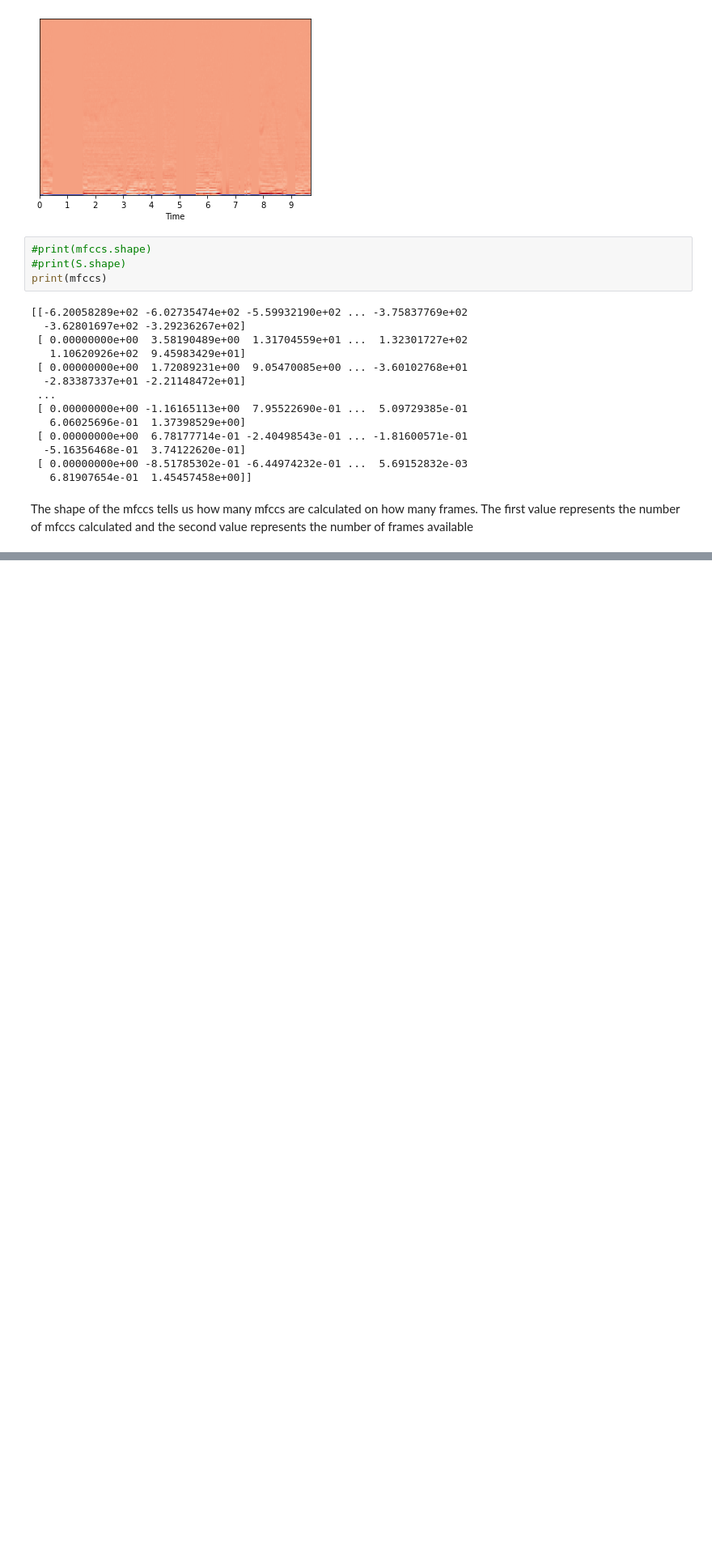
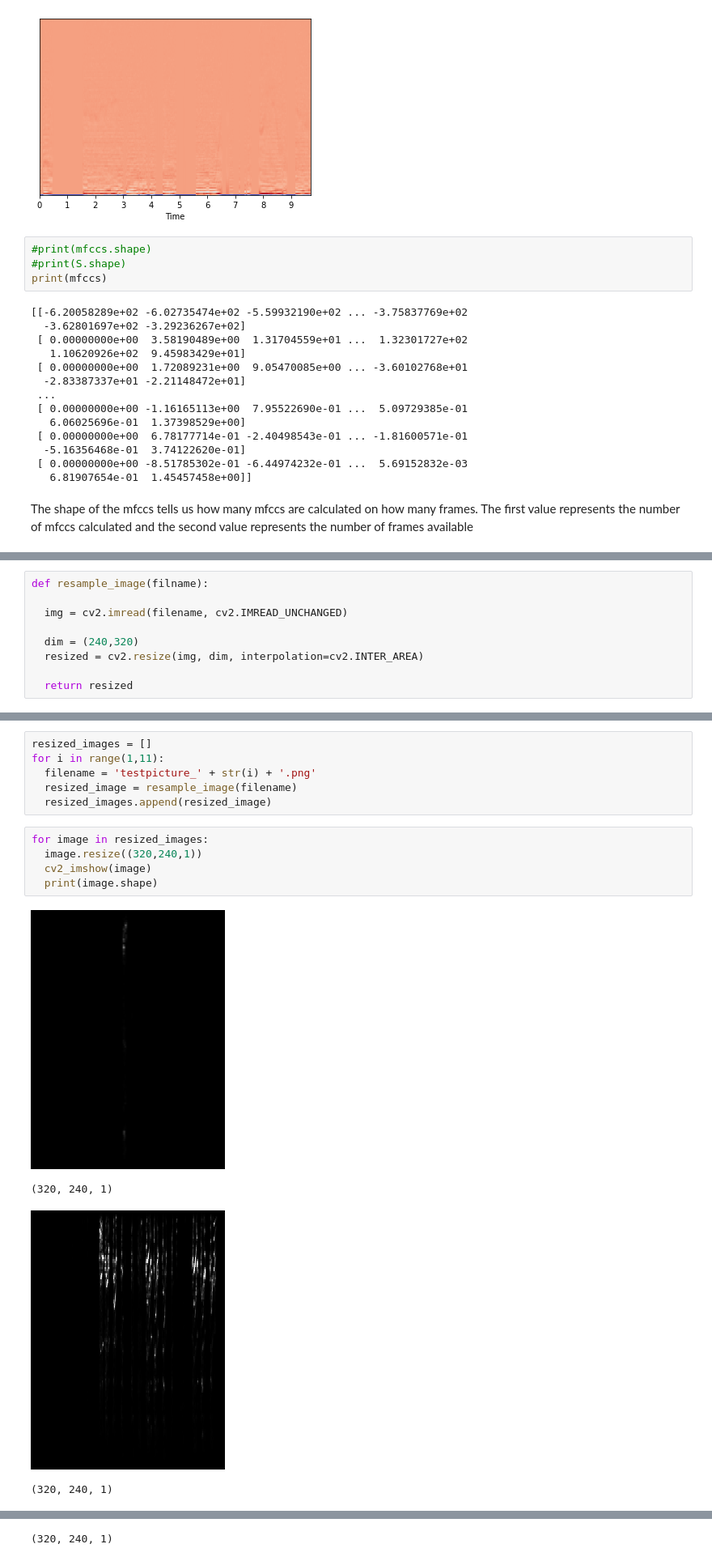
Before and after one commit to codingfabi/COUGHVID, a Jupyter notebook: Final_Project.ipynb, the cells around one changed output, grey strips where cells are left out. Shown at 81% size. Saved outputs shown, nothing was run; the diff lists cells and outputs as text; blank space fills up the shorter version.

Commit message:
save spectograms as images and reshape them into (320,240,1)

```diff
--- a/Final_Project.ipynb
+++ b/Final_Project.ipynb
@@ -266,0 +267,9 @@ reshaped = mfccs.reshape((320,240,1))
+# %%
+def resample_image(filname):
+
+  img = cv2.imread(filename, cv2.IMREAD_UNCHANGED)
+
+  dim = (240,320)
+  resized = cv2.resize(img, dim, interpolation=cv2.INTER_AREA)
+
+  return resized
@@ -266,0 +285,16 @@ reshaped = mfccs.reshape((320,240,1))
+# %%
+resized_images = []
+for i in range(1,11):
+  filename = 'testpicture_' + str(i) + '.png'
+  resized_image = resample_image(filename)
+  resized_images.append(resized_image)
+# %%
+for image in resized_images:
+  image.resize((320,240,1))
+  cv2_imshow(image)
+  print(image.shape)
+# %% [output]
+[figure, added]
+(320, 240, 1)
+[figure, added]
+(320, 240, 1)
@@ -266,0 +302 @@ reshaped = mfccs.reshape((320,240,1))
+(320, 240, 1)
```
Also changed, not shown: parts of 5 cells of this notebook.
